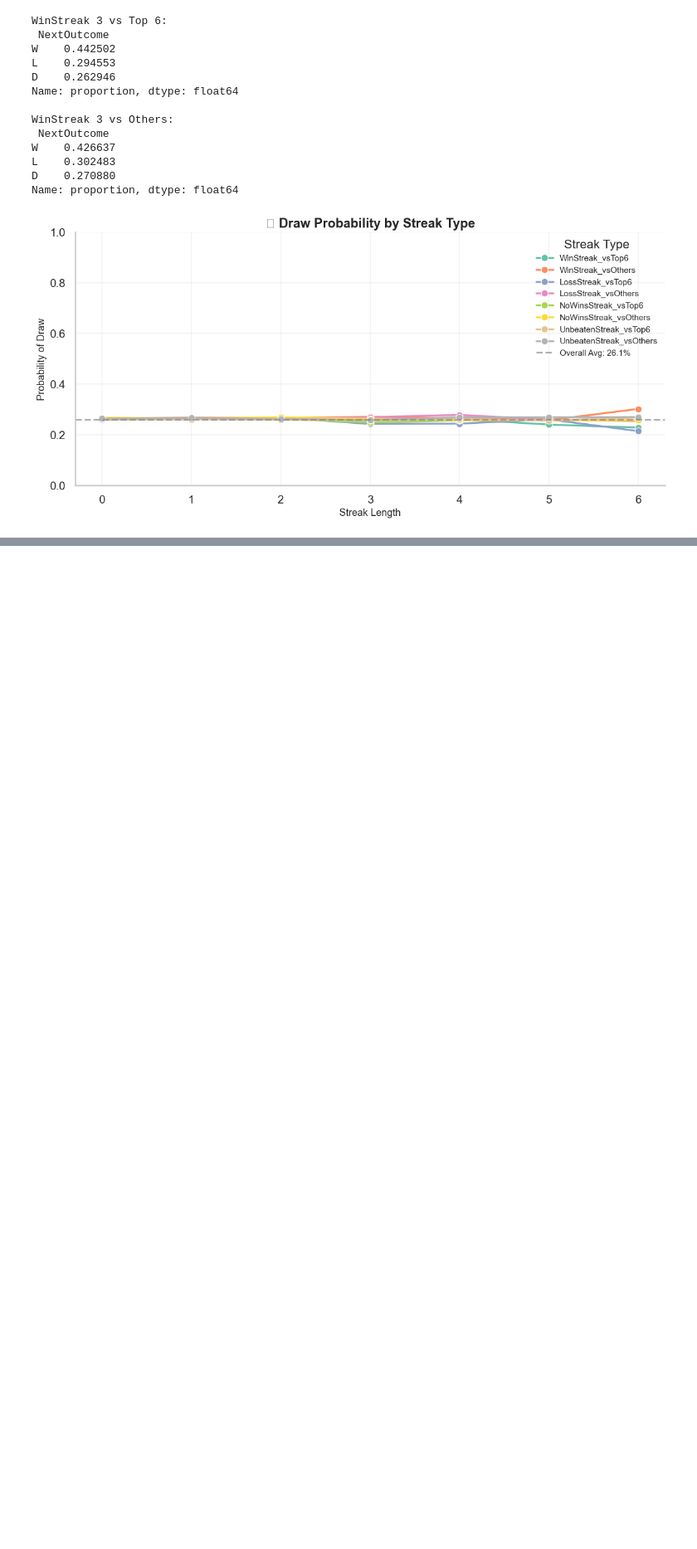
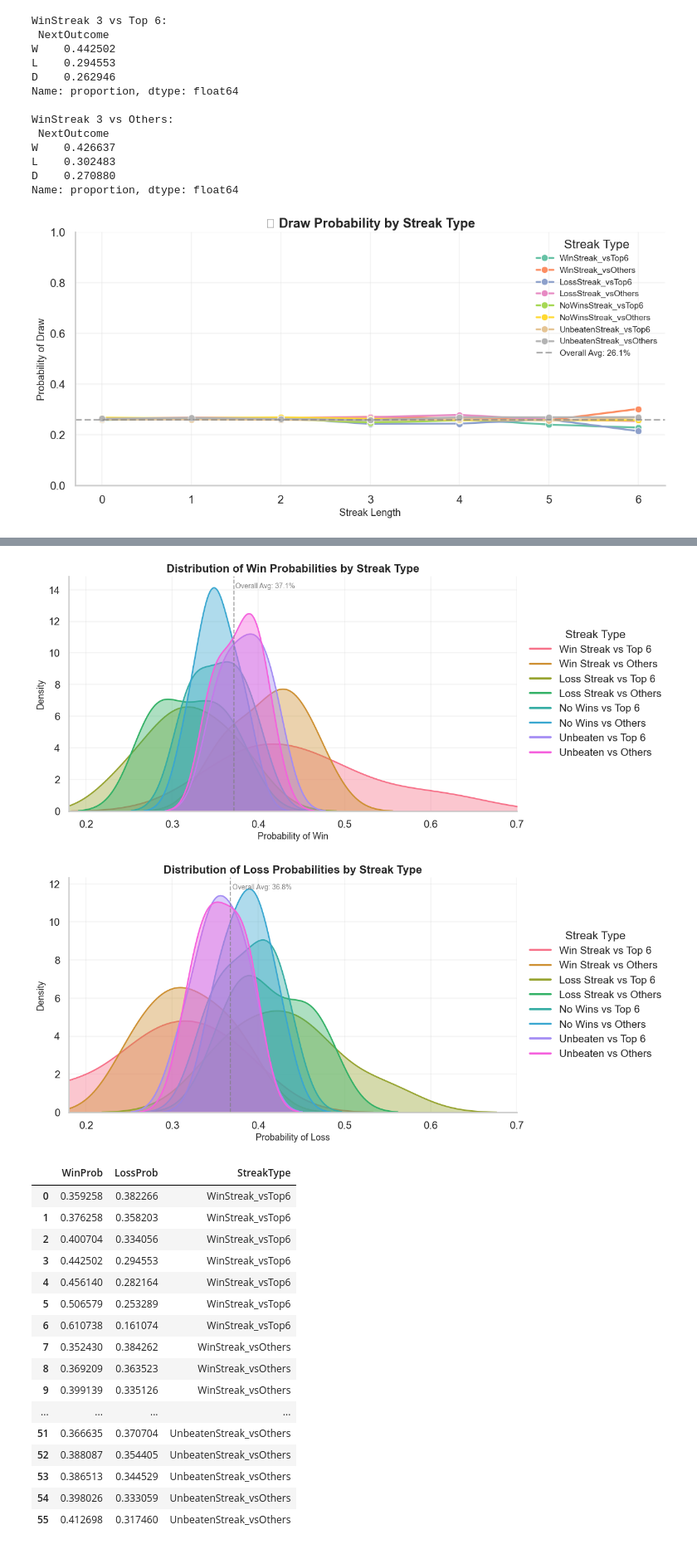
Before and after one commit to jacksim588/Football-Analytics, a Jupyter notebook: Data Analysis/football_Streak_exploration.ipynb, the cells around one changed output, grey strips where cells are left out. Shown at 83% size. Saved outputs shown, nothing was run; the diff lists cells and outputs as text; code cells hidden in the pictures; blank space fills up the shorter version.

```diff
--- a/Data Analysis/football_Streak_exploration.ipynb
+++ b/Data Analysis/football_Streak_exploration.ipynb
@@ -834,0 +1063,31 @@ plot_draw_trends_combined(
+# %%
+plot_win_loss_distribution_with_custom_legend_final(
+    df=team_df,  # or your relevant DataFrame
+    streak_columns=[
+        'WinStreak_vsTop6', 'WinStreak_vsOthers',
+        'LossStreak_vsTop6', 'LossStreak_vsOthers',
+        'NoWinsStreak_vsTop6', 'NoWinsStreak_vsOthers',
+        'UnbeatenStreak_vsTop6', 'UnbeatenStreak_vsOthers'
+    ],
+    max_streak_length=6
+)
+# %% [output]
+[figure, added]
+[figure, added]
+|  | WinProb | LossProb | StreakType |
+| 0 | 0.359258 | 0.382266 | WinStreak_vsTop6 |
+| 1 | 0.376258 | 0.358203 | WinStreak_vsTop6 |
+| 2 | 0.400704 | 0.334056 | WinStreak_vsTop6 |
+| 3 | 0.442502 | 0.294553 | WinStreak_vsTop6 |
+| 4 | 0.456140 | 0.282164 | WinStreak_vsTop6 |
+| 5 | 0.506579 | 0.253289 | WinStreak_vsTop6 |
+| 6 | 0.610738 | 0.161074 | WinStreak_vsTop6 |
+| 7 | 0.352430 | 0.384262 | WinStreak_vsOthers |
+| 8 | 0.369209 | 0.363523 | WinStreak_vsOthers |
+| 9 | 0.399139 | 0.335126 | WinStreak_vsOthers |
+| ... | ... | ... | ... |
+| 51 | 0.366635 | 0.370704 | UnbeatenStreak_vsOthers |
+| 52 | 0.388087 | 0.354405 | UnbeatenStreak_vsOthers |
+| 53 | 0.386513 | 0.344529 | UnbeatenStreak_vsOthers |
+| 54 | 0.398026 | 0.333059 | UnbeatenStreak_vsOthers |
+| 55 | 0.412698 | 0.317460 | UnbeatenStreak_vsOthers |
```
Also changed, not shown: parts of 11 cells of this notebook.
